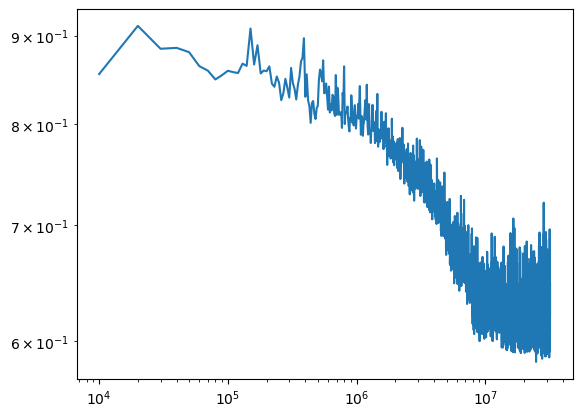
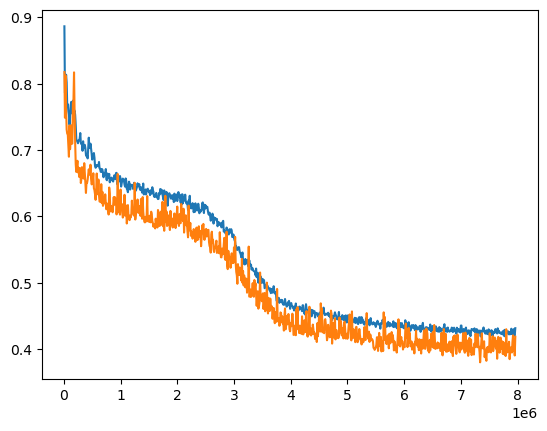
Unified diff of the notebook cell whose output changed from the first chart to the second:
--- before
+++ after
@@ -1,5 +1,5 @@
-# (train_losses / np.var(actual_edv)).plot()
+(train_losses / np.var(actual_edv)).plot()
 (test_losses / np.var(actual_edv)).plot()
 
-plt.loglog()
+# plt.loglog()
 plt.show()

Commit: feat: try different configs